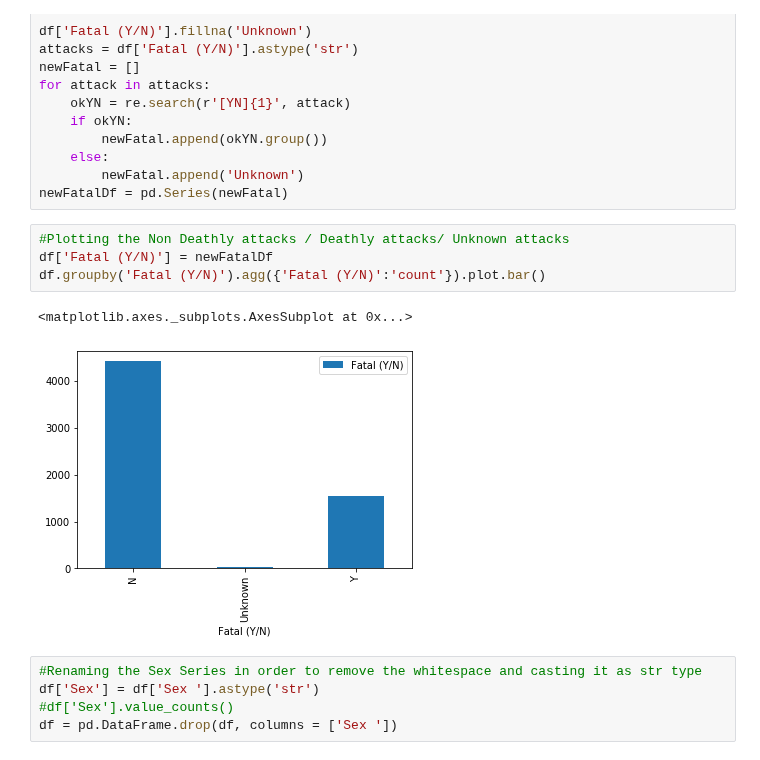
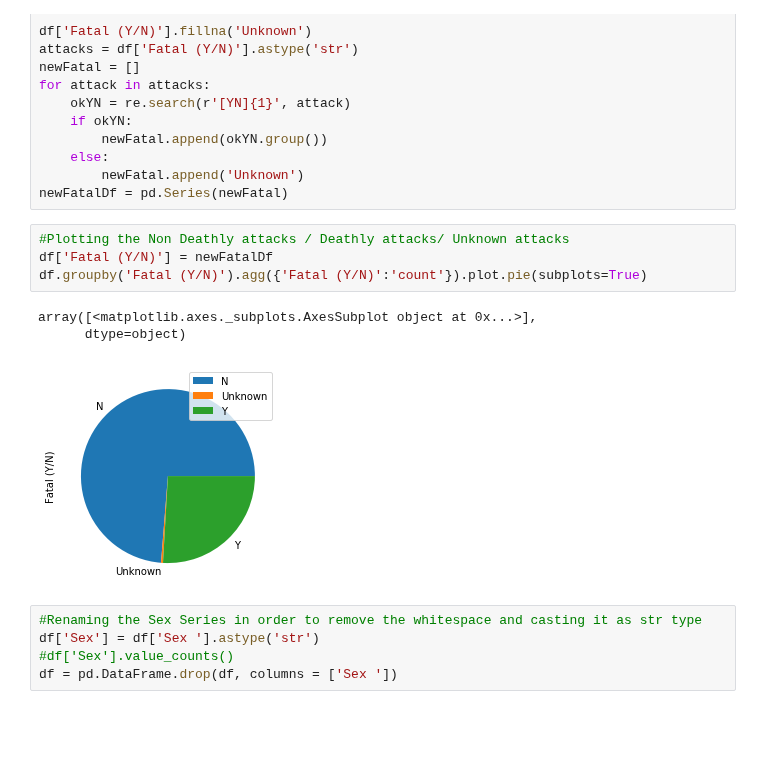
Before and after one commit to x22a/Shark-Attack-Analysis, a Jupyter notebook: Data Cleaning.ipynb, the cells around one changed output. Cells and saved outputs as stored; diff of their text form; blank space fills up the shorter version.

Commit message:
Charts updated

```diff
--- a/Data Cleaning.ipynb
+++ b/Data Cleaning.ipynb
@@ -154,10 +154,11 @@ newFatalDf = pd.Series(newFatal)
 # %%
 #Plotting the Non Deathly attacks / Deathly attacks/ Unknown attacks
 df['Fatal (Y/N)'] = newFatalDf
-df.groupby('Fatal (Y/N)').agg({'Fatal (Y/N)':'count'}).plot.bar()
+df.groupby('Fatal (Y/N)').agg({'Fatal (Y/N)':'count'}).plot.pie(subplots=True)
 # %% [output]
-<matplotlib.axes._subplots.AxesSubplot at 0x...>
+array([<matplotlib.axes._subplots.AxesSubplot object at 0x...>],
+      dtype=object)
-[figure, old version]
+[figure, new version]
 # %%
 #Renaming the Sex Series in order to remove the whitespace and casting it as str type
 df['Sex'] = df['Sex '].astype('str')
```
Also changed, not shown: parts of 1 cell of this notebook.
